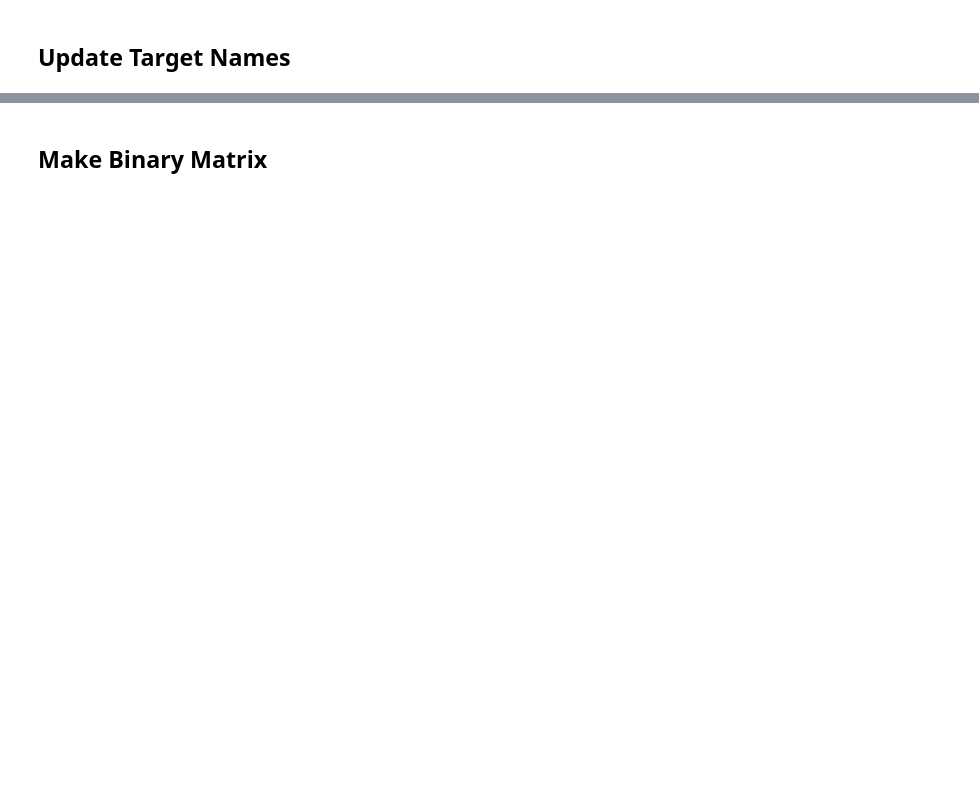
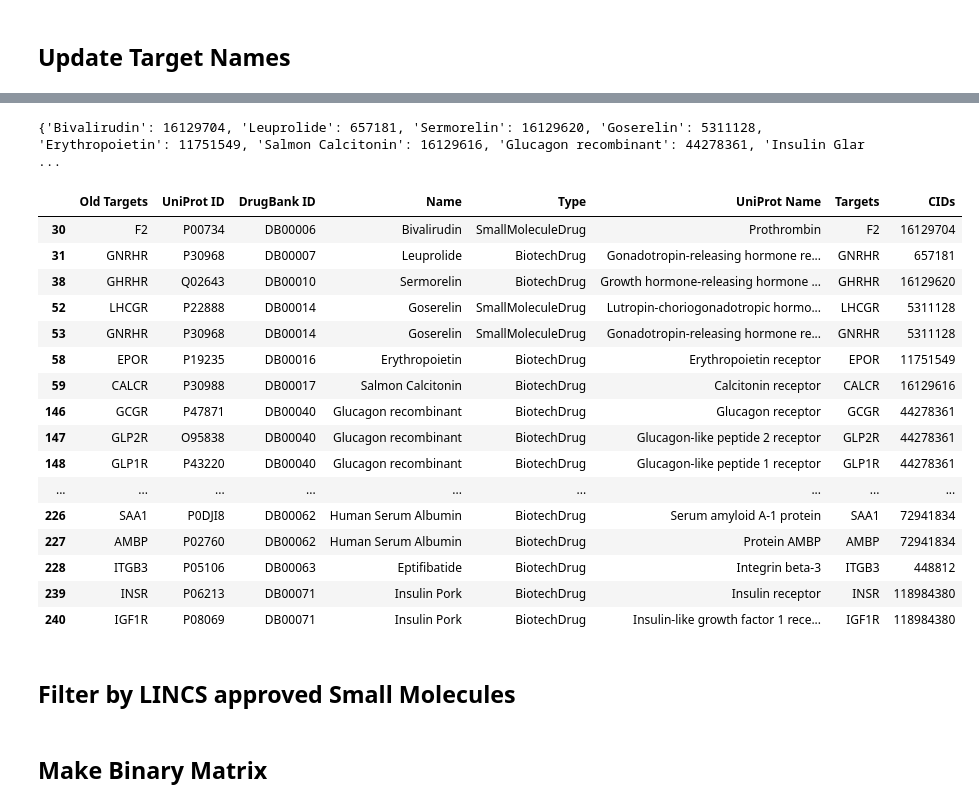
Before and after one commit to MaayanLab/DrugSetLibrary, a Jupyter notebook: DrugBank_targets.ipynb, the cells around one changed output, grey strips where cells are left out. Saved outputs shown, nothing was run; the diff lists cells and outputs as text; code cells hidden in the pictures; blank space fills up the shorter version.

```diff
--- a/DrugBank_targets.ipynb
+++ b/DrugBank_targets.ipynb
@@ -168,0 +254,4 @@ df.reset_index(inplace=True)
+# %%
+print(CID_dict)
+# %% [output]
+{'Bivalirudin': 16129704, 'Leuprolide': 657181, 'Sermorelin': 16129620, 'Goserelin': 5311128, 'Erythropoietin': 11751549, 'Salmon Calcitonin': 16129616, 'Glucagon recombinant': 44278361, 'Insulin Glar ...
@@ -169,3 +268,25 @@ df.reset_index(inplace=True)
+# %%
+df.head(20)
+# %% [output]
+|  | Old Targets | UniProt ID | DrugBank ID | Name | Type | UniProt Name | Targets | CIDs |
+| 30 | F2 | P00734 | DB00006 | Bivalirudin | SmallMoleculeDrug | Prothrombin | F2 | 16129704 |
+| 31 | GNRHR | P30968 | DB00007 | Leuprolide | BiotechDrug | Gonadotropin-releasing hormone re... | GNRHR | 657181 |
+| 38 | GHRHR | Q02643 | DB00010 | Sermorelin | BiotechDrug | Growth hormone-releasing hormone ... | GHRHR | 16129620 |
+| 52 | LHCGR | P22888 | DB00014 | Goserelin | SmallMoleculeDrug | Lutropin-choriogonadotropic hormo... | LHCGR | 5311128 |
+| 53 | GNRHR | P30968 | DB00014 | Goserelin | SmallMoleculeDrug | Gonadotropin-releasing hormone re... | GNRHR | 5311128 |
+| 58 | EPOR | P19235 | DB00016 | Erythropoietin | BiotechDrug | Erythropoietin receptor | EPOR | 11751549 |
+| 59 | CALCR | P30988 | DB00017 | Salmon Calcitonin | BiotechDrug | Calcitonin receptor | CALCR | 16129616 |
+| 146 | GCGR | P47871 | DB00040 | Glucagon recombinant | BiotechDrug | Glucagon receptor | GCGR | 44278361 |
+| 147 | GLP2R | O95838 | DB00040 | Glucagon recombinant | BiotechDrug | Glucagon-like peptide 2 receptor | GLP2R | 44278361 |
+| 148 | GLP1R | P43220 | DB00040 | Glucagon recombinant | BiotechDrug | Glucagon-like peptide 1 receptor | GLP1R | 44278361 |
+| ... | ... | ... | ... | ... | ... | ... | ... | ... |
+| 226 | SAA1 | P0DJI8 | DB00062 | Human Serum Albumin | BiotechDrug | Serum amyloid A-1 protein | SAA1 | 72941834 |
+| 227 | AMBP | P02760 | DB00062 | Human Serum Albumin | BiotechDrug | Protein AMBP | AMBP | 72941834 |
+| 228 | ITGB3 | P05106 | DB00063 | Eptifibatide | BiotechDrug | Integrin beta-3 | ITGB3 | 448812 |
+| 239 | INSR | P06213 | DB00071 | Insulin Pork | BiotechDrug | Insulin receptor | INSR | 118984380 |
+| 240 | IGF1R | P08069 | DB00071 | Insulin Pork | BiotechDrug | Insulin-like growth factor 1 rece... | IGF1R | 118984380 |
+# %% [markdown]
+## Filter by LINCS approved Small Molecules
 # %% [markdown]
 ## Make Binary Matrix
 # %%
```
Also changed, not shown: parts of 21 cells of this notebook.
